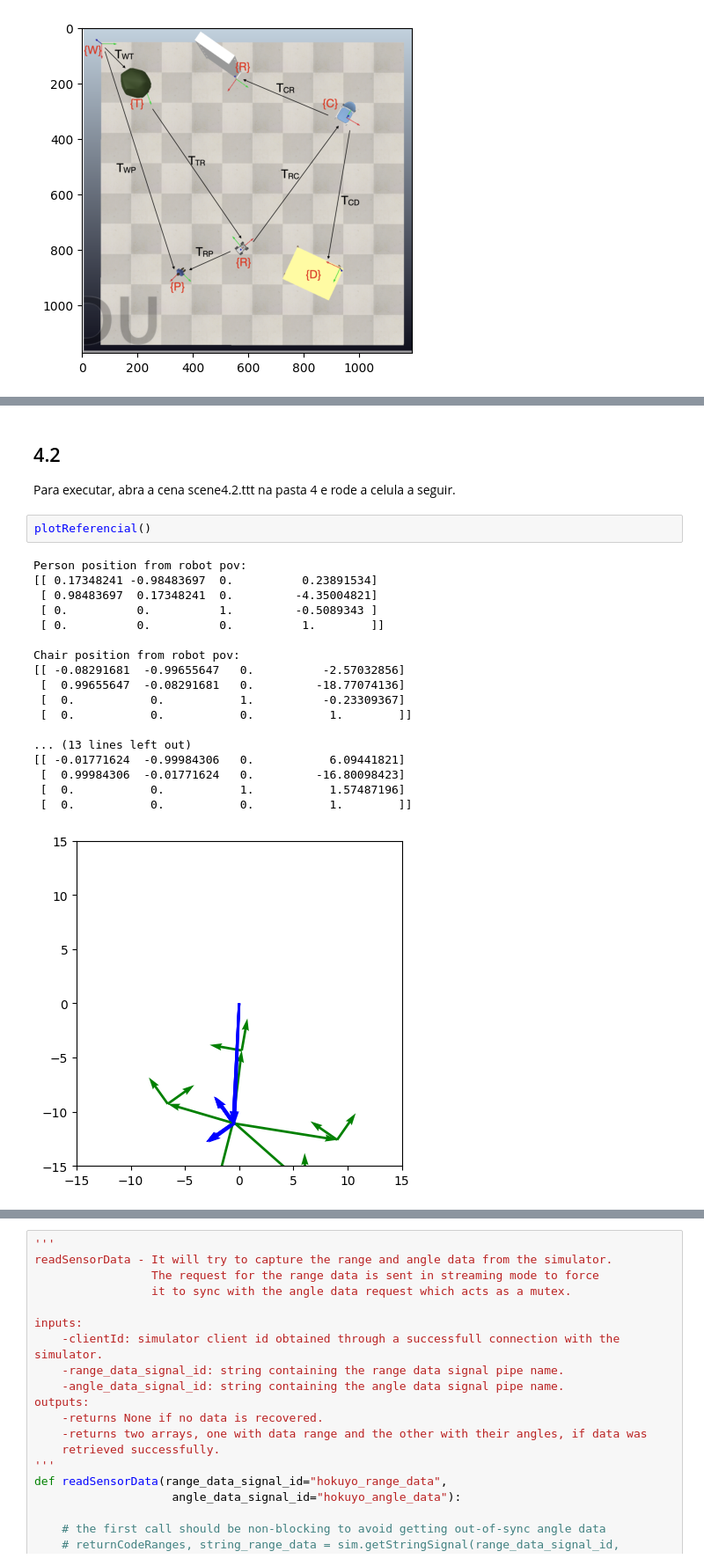
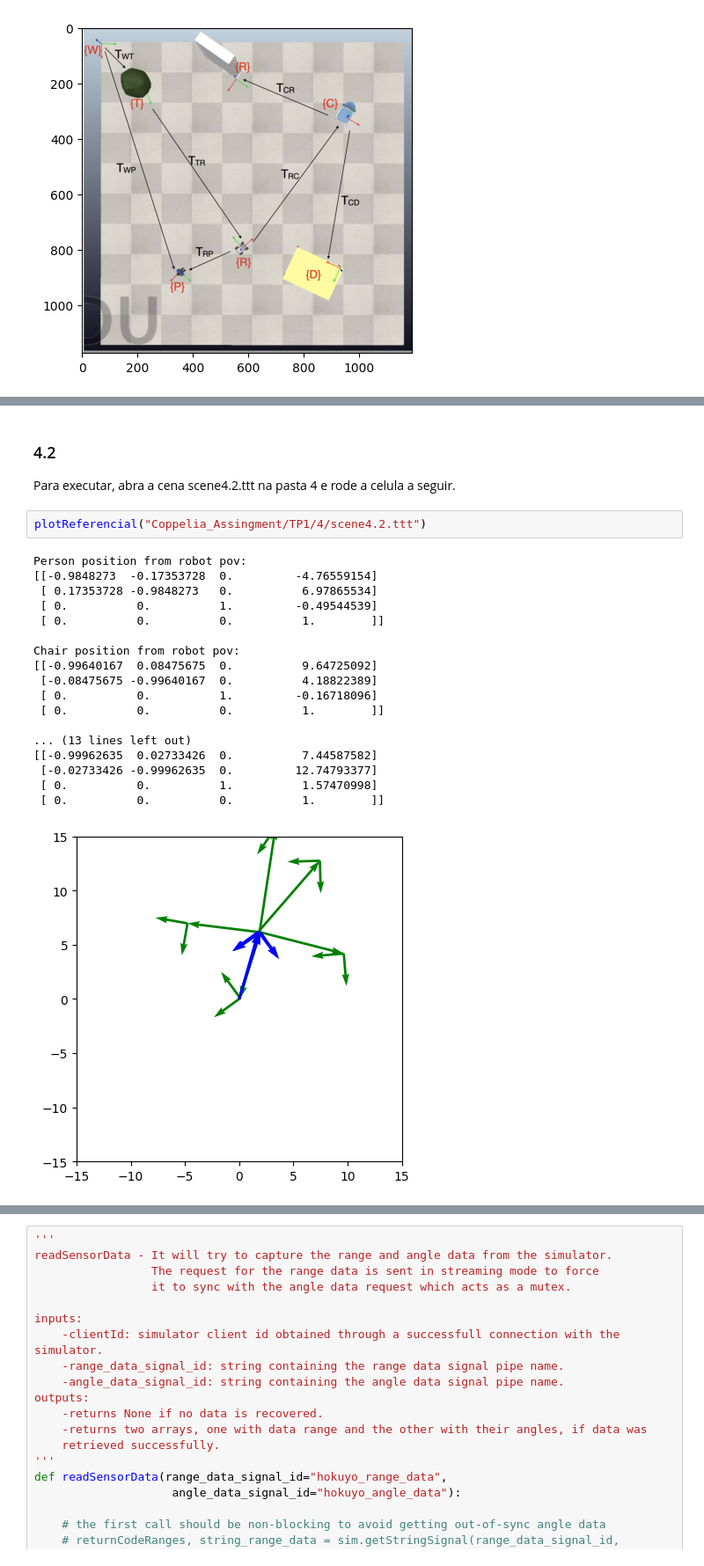
Before and after one commit to RaphaSilva470/Robotica, a Jupyter notebook: TP1/note.ipynb, the cells around one changed output, grey strips where cells are left out. Shown at 88% size. Drawn from its saved outputs; the diff is of its cells as text.

```diff
--- a/TP1/note.ipynb
+++ b/TP1/note.ipynb
@@ -204,25 +217,25 @@ Chair position from robot pov:
 # %% [markdown]
-## 4.2
+### 4.2
 Para executar, abra a cena scene4.2.ttt na pasta 4 e rode a celula a seguir.
-# %%
-plotReferencial()
-# %% [output]
-Person position from robot pov:
-[[ 0.17348241 -0.98483697  0.          0.23891534]
- [ 0.98483697  0.17348241  0.         -4.35004821]
- [ 0.          0.          1.         -0.5089343 ]
- [ 0.          0.          0.          1.        ]]
-
-Chair position from robot pov:
-[[ -0.08291681  -0.99655647   0.          -2.57032856]
- [  0.99655647  -0.08291681   0.         -18.77074136]
- [  0.           0.           1.          -0.23309367]
- [  0.           0.           0.           1.        ]]
-
-... (13 lines left out)
-[[ -0.01771624  -0.99984306   0.           6.09441821]
- [  0.99984306  -0.01771624   0.         -16.80098423]
- [  0.           0.           1.           1.57487196]
- [  0.           0.           0.           1.        ]]
-[figure, removed]
+# %%
+plotReferencial("Coppelia_Assingment/TP1/4/scene4.2.ttt")
+# %% [output]
+Person position from robot pov:
+[[-0.9848273  -0.17353728  0.         -4.76559154]
+ [ 0.17353728 -0.9848273   0.          6.97865534]
+ [ 0.          0.          1.         -0.49544539]
+ [ 0.          0.          0.          1.        ]]
+
+Chair position from robot pov:
+[[-0.99640167  0.08475675  0.          9.64725092]
+ [-0.08475675 -0.99640167  0.          4.18822389]
+ [ 0.          0.          1.         -0.16718096]
+ [ 0.          0.          0.          1.        ]]
+
+... (13 lines left out)
+[[-0.99962635  0.02733426  0.          7.44587582]
+ [-0.02733426 -0.99962635  0.         12.74793377]
+ [ 0.          0.          1.          1.57470998]
+ [ 0.          0.          0.          1.        ]]
+[figure, added]
 # %% [markdown]
```
Also changed, not shown: parts of 41 cells of this notebook.
